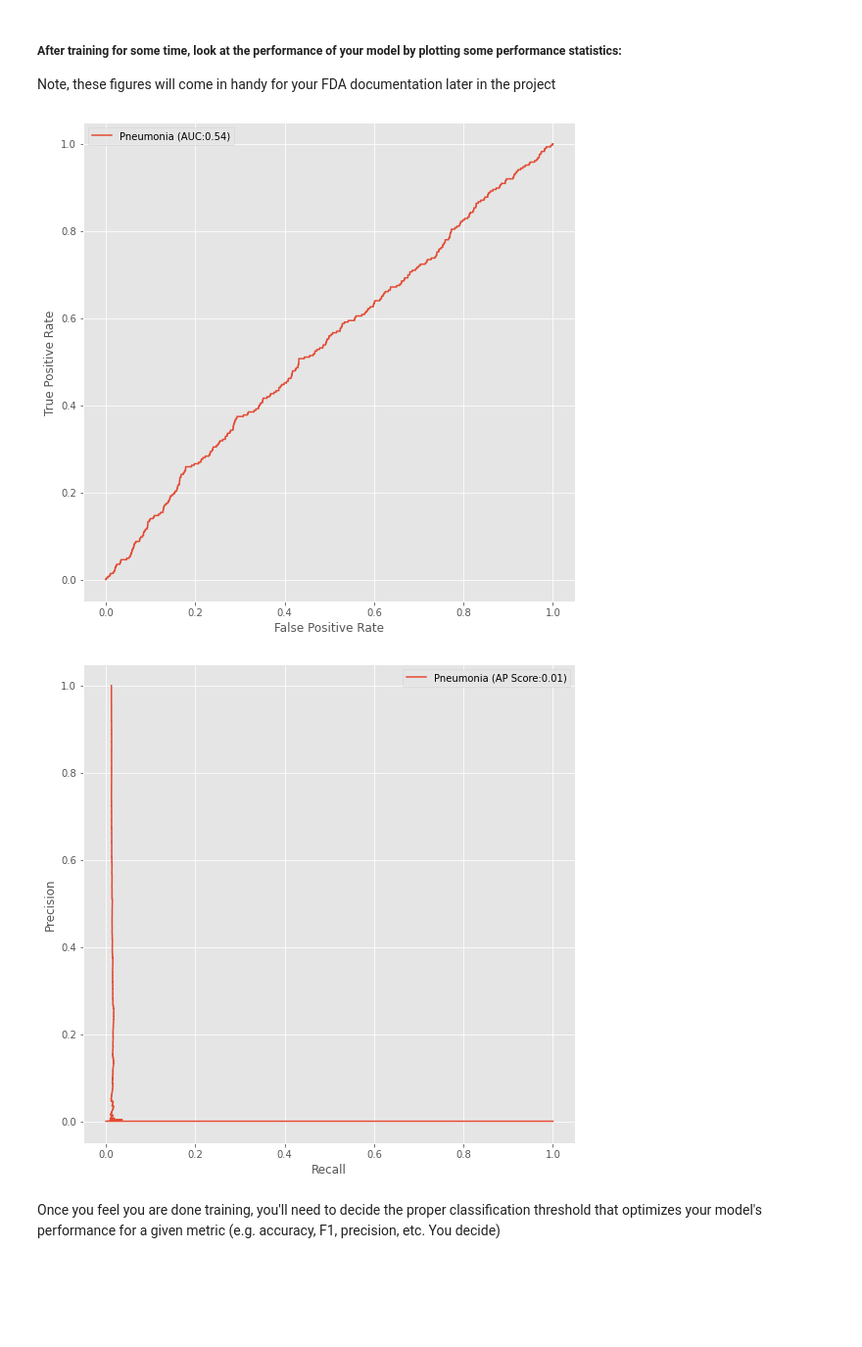
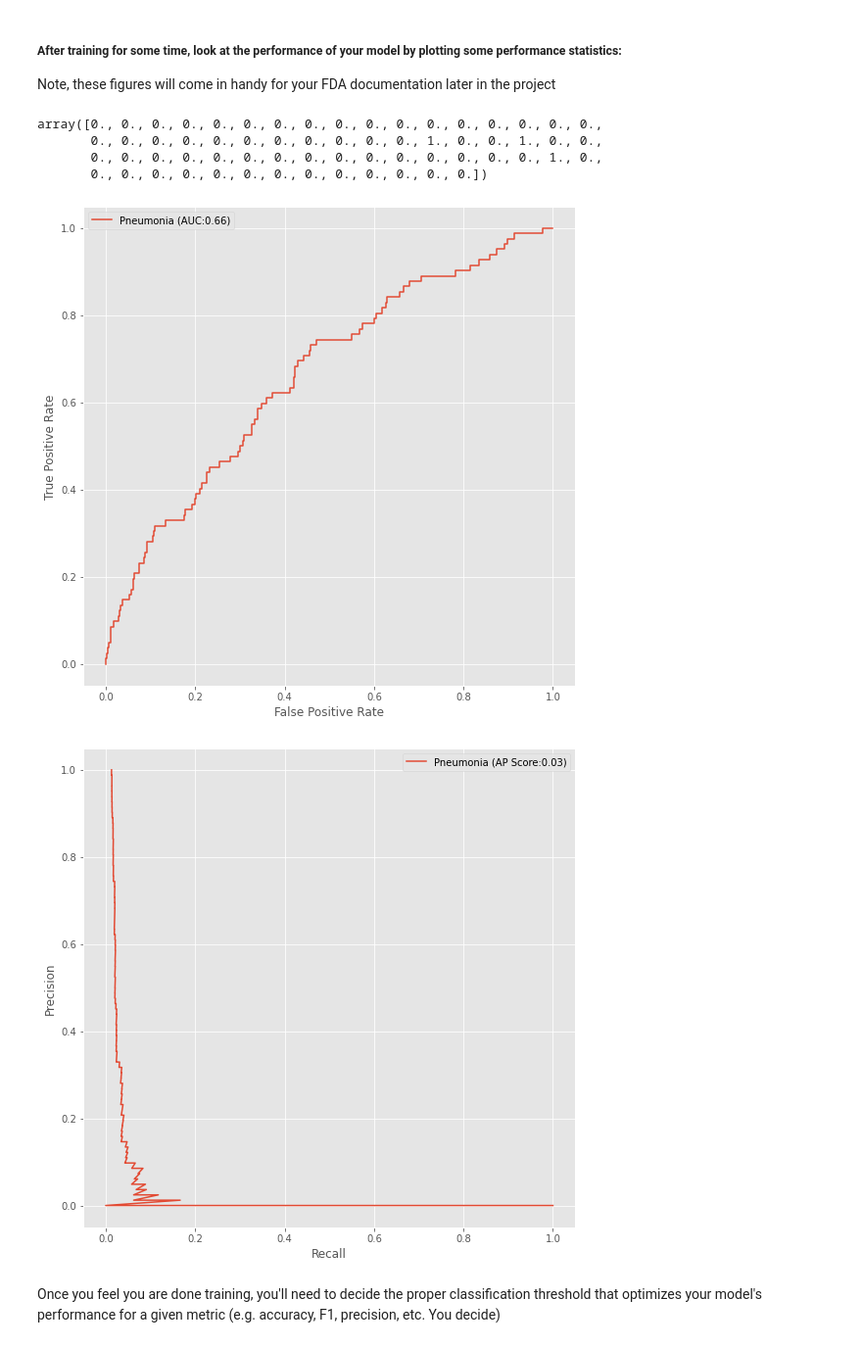
Before and after one commit to soon-yau/AIHCND_C2_Starter, a Jupyter notebook: Build and train model.ipynb, the cells around one changed output. Shown at 98% size. Saved outputs shown, nothing was run; the diff lists cells and outputs as text; code cells hidden in the pictures; blank space fills up the shorter version.

```diff
--- a/Build and train model.ipynb
+++ b/Build and train model.ipynb
@@ -174,8 +202,8 @@ Recommendation here to use a pre-trained network downloaded from Keras for fine-
 def load_pretrained_model():
 
     backbone = resnet(include_top=False, weights='imagenet')
-    for layer in backbone.layers:
-        layer.trainable = False
+    #for layer in backbone.layers:
+    #    layer.trainable = False
 
     model = Model(inputs=backbone.input,
                   outputs=backbone.output, name='Resnet')
@@ -188,16 +216,20 @@ def build_my_model():
     backbone = load_pretrained_model()
 
     model = Sequential([backbone,
+                        BatchNormalization(),
                         Conv2D(1024, 1, activation='relu'),
                         Dropout(0.5),
+                        BatchNormalization(),
+                        Conv2D(256, 1, activation='relu'),
+                        Dropout(0.5),
                         AveragePooling2D((7,7)),
-                        Conv2D(1, 1, activation='sigmoid')
+                        BatchNormalization(),
+                        Conv2D(1, 1, activation='sigmoid'),
+                        Reshape((-1,))
                        ])
 
     return model
 
-my_model = build_my_model()
-my_model.summary()
 
 ## STAND-OUT Suggestion: choose another output layer besides just the last classification layer of your modele
 ## to output class activation maps to aid in clinical interpretation of your model's results
@@ -231,23 +244,21 @@ _________________________________________________________________
 from tensorflow.keras.callbacks import ModelCheckpoint, EarlyStopping, LearningRateScheduler
 from tensorflow.keras.optimizers import Adam, RMSprop
 
-weight_path="./weights/{}_my_model.best.hdf5".format('xray_class')
+weight_path="./weights/{}_my_model_1.best.hdf5".format('xray_class')
 
-my_model.load_weights(weight_path)
 checkpoint = ModelCheckpoint(weight_path,
-                             monitor= "val_loss",
+                             monitor= "val_binary_accuracy",
                              verbose=1,
                              save_best_only=True,
                              mode= "auto",
                              save_weights_only = True)
 
-early = EarlyStopping(monitor= "val_loss",
+early = EarlyStopping(monitor= "val_binary_accuracy",
                       mode= "auto",
-                      patience=2)
+                      patience = 5)
 
 def scheduler(epoch, lr):
-    print("learning rate %.2E"%lr)
-    if epoch < 2:
+    if epoch < 1:
         return lr
     else:
         return lr * np.exp(-0.1)
@@ -338 +334,21 @@ pred_Y = pred_Y.reshape(-1)
+# %%
+#my_model.load_weights(weight_path)
+accum_label = []
+accum_pred = []
+#val_Y = val_df['pneumonia_class']
+
+for _ in range(100):
+    valX, valY = val_gen.next()
+    predY = my_model.predict(valX, workers=cpu_count-1)
+    predY = predY.reshape(-1)
+    accum_label = np.concatenate((accum_label, valY))
+    accum_pred = np.concatenate((accum_pred, predY))
+# %%
+#np.concatenate(([],valY))
+valY.concatenate({})
+# %% [output]
+array([0., 0., 0., 0., 0., 0., 0., 0., 0., 0., 0., 0., 0., 0., 0., 0., 0.,
+       0., 0., 0., 0., 0., 0., 0., 0., 0., 0., 0., 1., 0., 0., 1., 0., 0.,
+       0., 0., 0., 0., 0., 0., 0., 0., 0., 0., 0., 0., 0., 0., 0., 1., 0.,
+       0., 0., 0., 0., 0., 0., 0., 0., 0., 0., 0., 0., 0.])
 # %%
@@ -364,13 +378,13 @@ def  calc_f1(prec,recall):
 #Also consider plotting the history of your model training:
 # %%
 ## plot figures
-plot_auc(val_Y, pred_Y)
-plot_pr(val_Y, pred_Y)
+plot_auc(accum_label, accum_pred)
+plot_pr(accum_label, accum_pred)
 
 #print("precision: %.2f recall: %.2f thresholds:%.2f"%(precision, recall, thresholds))
 # %% [output]
-[figure, old version]
+[figure, new version]
-[figure, old version]
+[figure, new version]
 # %% [markdown]
 Once you feel you are done training, you'll need to decide the proper classification threshold that optimizes your model's performance for a given metric (e.g. accuracy, F1, precision, etc.  You decide)
 # %%
```
Also changed, not shown: parts of 17 cells of this notebook, 2 other files.
